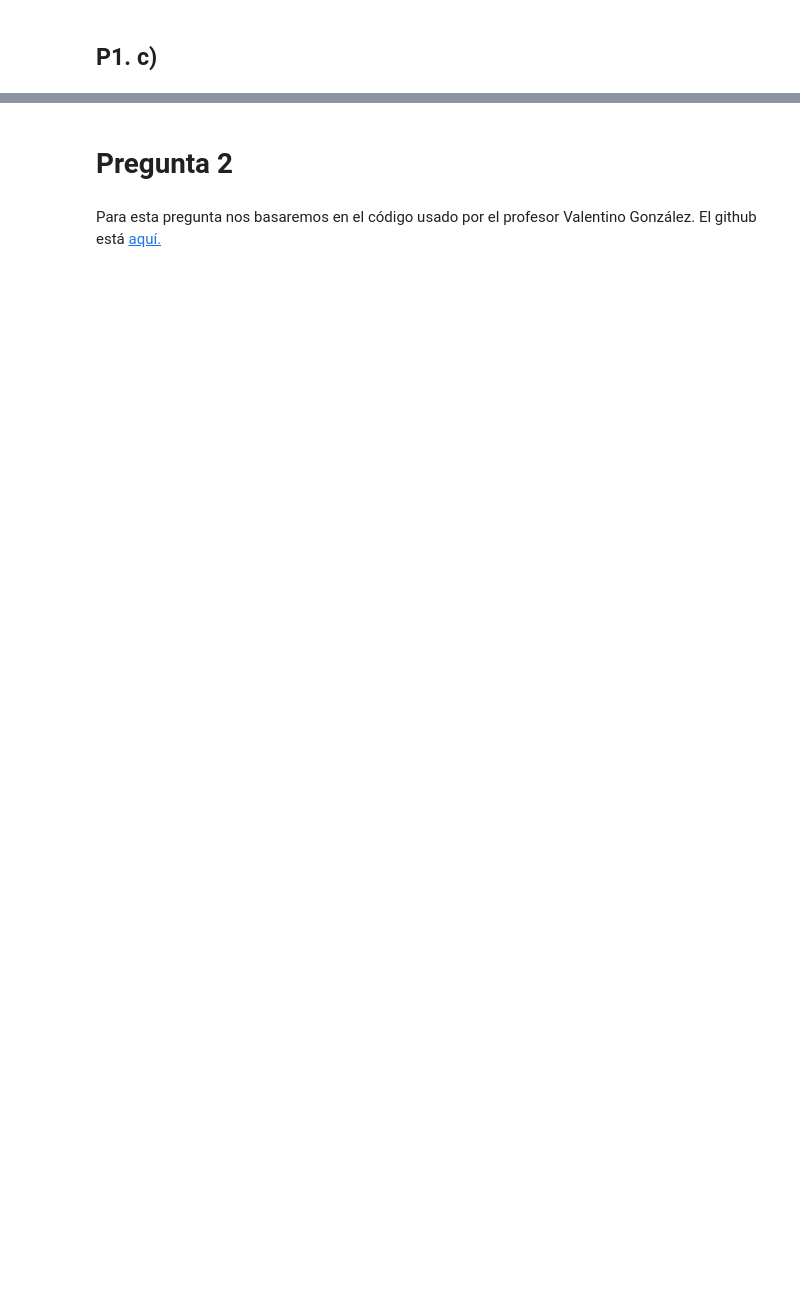
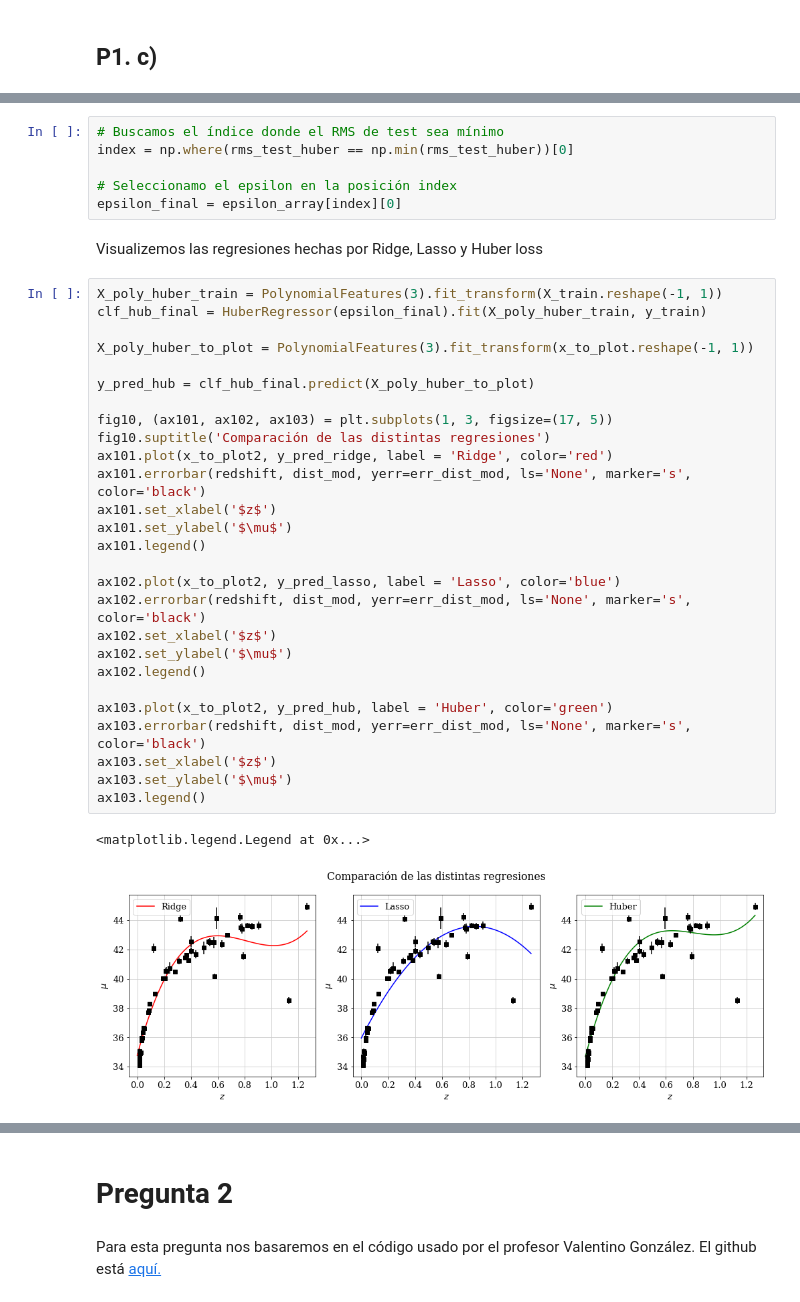
Before and after one commit to Wenupi/astroinformatic-git, a Jupyter notebook: tarea-1/Tarea1_AINF_.ipynb, the cells around one changed output, grey strips where cells are left out. Drawn from its saved outputs; the diff is of its cells as text; blank space fills up the shorter version.

```diff
--- a/tarea-1/Tarea1_AINF_.ipynb
+++ b/tarea-1/Tarea1_AINF_.ipynb
@@ -416,0 +243,38 @@ array([7.42274819])
+# %%
+# Buscamos el índice donde el RMS de test sea mínimo
+index = np.where(rms_test_huber == np.min(rms_test_huber))[0]
+
+# Seleccionamo el epsilon en la posición index
+epsilon_final = epsilon_array[index][0]
+# %% [markdown]
+Visualizemos las regresiones hechas por Ridge, Lasso y Huber loss
+# %%
+X_poly_huber_train = PolynomialFeatures(3).fit_transform(X_train.reshape(-1, 1))
+clf_hub_final = HuberRegressor(epsilon_final).fit(X_poly_huber_train, y_train)
+
+X_poly_huber_to_plot = PolynomialFeatures(3).fit_transform(x_to_plot.reshape(-1, 1))
+
+y_pred_hub = clf_hub_final.predict(X_poly_huber_to_plot)
+
+fig10, (ax101, ax102, ax103) = plt.subplots(1, 3, figsize=(17, 5))
+fig10.suptitle('Comparación de las distintas regresiones')
+ax101.plot(x_to_plot2, y_pred_ridge, label = 'Ridge', color='red')
+ax101.errorbar(redshift, dist_mod, yerr=err_dist_mod, ls='None', marker='s', color='black')
+ax101.set_xlabel('$z$')
+ax101.set_ylabel('$\mu$')
+ax101.legend()
+
+ax102.plot(x_to_plot2, y_pred_lasso, label = 'Lasso', color='blue')
+ax102.errorbar(redshift, dist_mod, yerr=err_dist_mod, ls='None', marker='s', color='black')
+ax102.set_xlabel('$z$')
+ax102.set_ylabel('$\mu$')
+ax102.legend()
+
+ax103.plot(x_to_plot2, y_pred_hub, label = 'Huber', color='green')
+ax103.errorbar(redshift, dist_mod, yerr=err_dist_mod, ls='None', marker='s', color='black')
+ax103.set_xlabel('$z$')
+ax103.set_ylabel('$\mu$')
+ax103.legend()
+# %% [output]
+<matplotlib.legend.Legend at 0x...>
+[figure, added]
```
Also changed, not shown: parts of 53 cells of this notebook.
